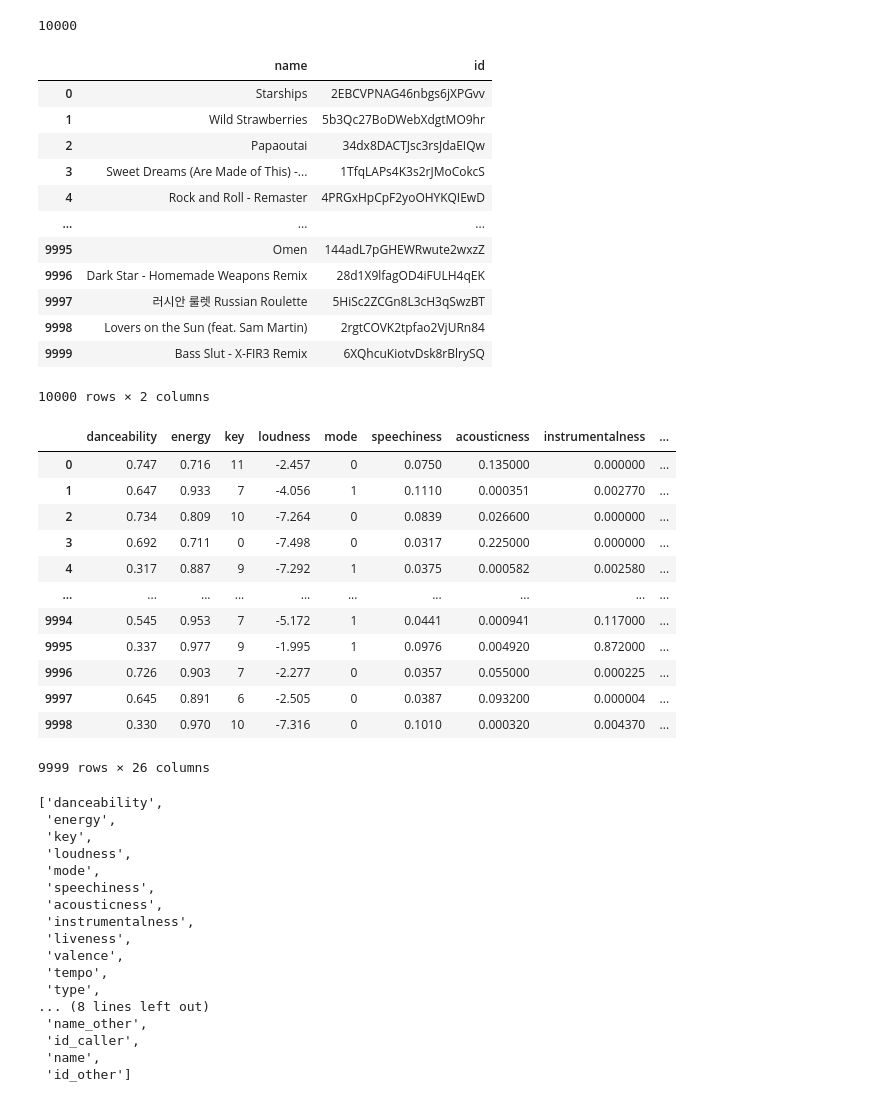
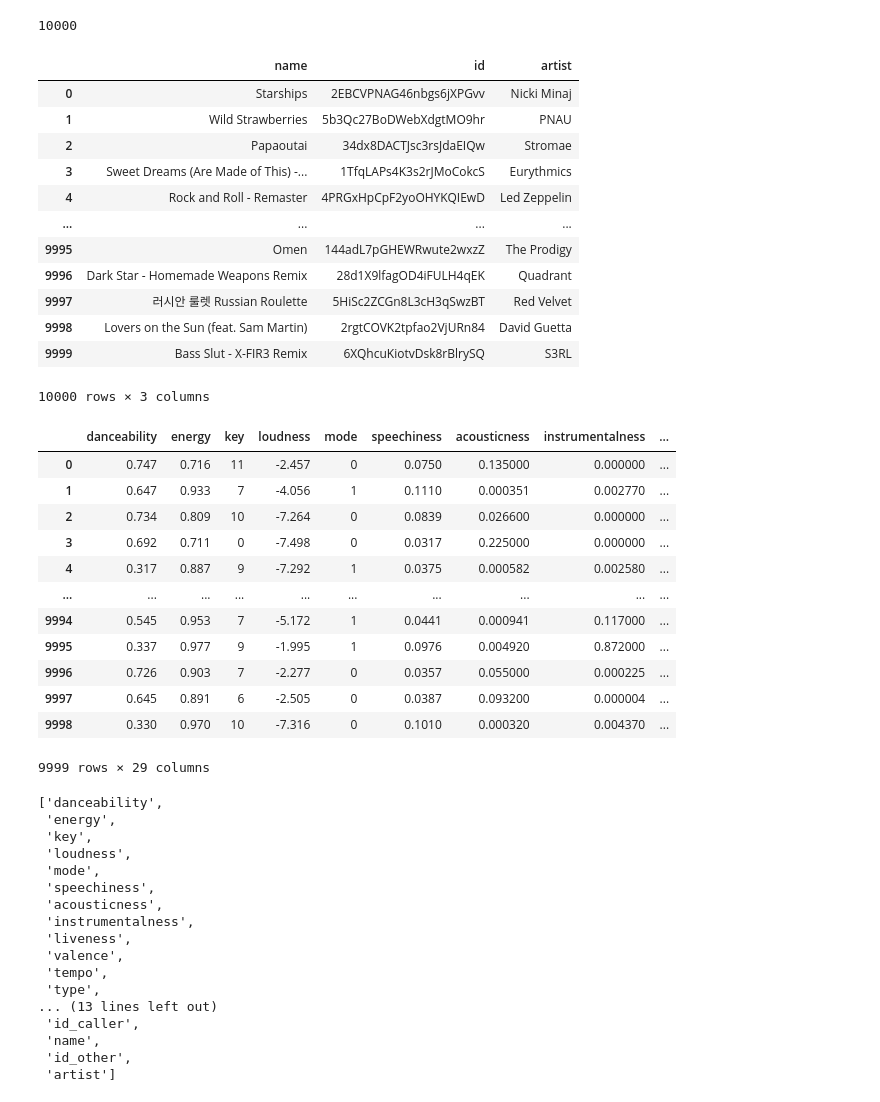
Before and after one commit to hannahlangen/Song-Recommender-, a Jupyter notebook: Getting Songs from Spotify.ipynb, the cells around one changed output. Cells and saved outputs as stored; diff of their text form; code cells hidden in the pictures.

```diff
--- a/Getting Songs from Spotify.ipynb
+++ b/Getting Songs from Spotify.ipynb
@@ -51,3 +51,7 @@ len(tracks)
 tracks_id = []
 for index in range(len(tracks)):
     tracks_id.append(tracks[index]["track"]["id"])
+# %%
+artist = []
+for index in range(len(tracks)):
+    artist.append(tracks[index]["track"]["artists"][0]["name"])
@@ -75,13 +83,3 @@ tracks_id
  '73HSIWZlSCfs4tqVkrGv7H',
  '1ju7EsSGvRybSNEsRvc7qY',
  ...]
-# %%
-#my_dict = sp.audio_features(song["tracks"]["items"][0]["uri"])[0] # you can provide a list of uri's
-
-list_of_songs=[]
-for index in range(0,len(tracks_id)):
-    if sp.audio_features(tracks[index]["track"]["id"])[0] is None:
-        continue
-    else:
-        list_of_songs.append(sp.audio_features(tracks[index]["track"]["id"])[0])
-pd.DataFrame(list_of_songs)
@@ -136,20 +130,23 @@ song_names = song_names.rename({0: 'name'}, axis=1)
 # %%
 song_names["id"] = tracks_id
 song_names
+
+song_names["artist"] = artist
+song_names
 # %% [output]
-|  | name | id |
-| 0 | Starships | 2EBCVPNAG46nbgs6jXPGvv |
-| 1 | Wild Strawberries | 5b3Qc27BoDWebXdgtMO9hr |
-| 2 | Papaoutai | 34dx8DACTJsc3rsJdaEIQw |
-| 3 | Sweet Dreams (Are Made of This) -... | 1TfqLAPs4K3s2rJMoCokcS |
-| 4 | Rock and Roll - Remaster | 4PRGxHpCpF2yoOHYKQIEwD |
-| ... | ... | ... |
-| 9995 | Omen | 144adL7pGHEWRwute2wxzZ |
-| 9996 | Dark Star - Homemade Weapons Remix | 28d1X9lfagOD4iFULH4qEK |
-| 9997 | 러시안 룰렛 Russian Roulette | 5HiSc2ZCGn8L3cH3qSwzBT |
-| 9998 | Lovers on the Sun (feat. Sam Martin) | 2rgtCOVK2tpfao2VjURn84 |
-| 9999 | Bass Slut - X-FIR3 Remix | 6XQhcuKiotvDsk8rBlrySQ |
+|  | name | id | artist |
+| 0 | Starships | 2EBCVPNAG46nbgs6jXPGvv | Nicki Minaj |
+| 1 | Wild Strawberries | 5b3Qc27BoDWebXdgtMO9hr | PNAU |
+| 2 | Papaoutai | 34dx8DACTJsc3rsJdaEIQw | Stromae |
+| 3 | Sweet Dreams (Are Made of This) -... | 1TfqLAPs4K3s2rJMoCokcS | Eurythmics |
+| 4 | Rock and Roll - Remaster | 4PRGxHpCpF2yoOHYKQIEwD | Led Zeppelin |
+| ... | ... | ... | ... |
+| 9995 | Omen | 144adL7pGHEWRwute2wxzZ | The Prodigy |
+| 9996 | Dark Star - Homemade Weapons Remix | 28d1X9lfagOD4iFULH4qEK | Quadrant |
+| 9997 | 러시안 룰렛 Russian Roulette | 5HiSc2ZCGn8L3cH3qSwzBT | Red Velvet |
+| 9998 | Lovers on the Sun (feat. Sam Martin) | 2rgtCOVK2tpfao2VjURn84 | David Guetta |
+| 9999 | Bass Slut - X-FIR3 Remix | 6XQhcuKiotvDsk8rBlrySQ | S3RL |
-10000 rows × 2 columns
+10000 rows × 3 columns
 # %%
 list_of_songs = list_of_songs.join(song_names, lsuffix='_caller', rsuffix='_other')
 # %%
@@ -167,7 +164,7 @@ list_of_songs
 | 9996 | 0.726 | 0.903 | 7 | -2.277 | 0 | 0.0357 | 0.055000 | 0.000225 | ... |
 | 9997 | 0.645 | 0.891 | 6 | -2.505 | 0 | 0.0387 | 0.093200 | 0.000004 | ... |
 | 9998 | 0.330 | 0.970 | 10 | -7.316 | 0 | 0.1010 | 0.000320 | 0.004370 | ... |
-9999 rows × 26 columns
+9999 rows × 29 columns
 # %%
 cols = list_of_songs.columns.tolist()
 cols
@@ -184,11 +181,11 @@ cols
  'valence',
  'tempo',
  'type',
-... (8 lines left out)
- 'name_other',
+... (13 lines left out)
  'id_caller',
  'name',
- 'id_other']
+ 'id_other',
+ 'artist']
 # %%
 cols = cols[-1:] + cols[:-1]
 cols
```
Also changed, not shown: parts of 4 cells of this notebook, 6 other files.
